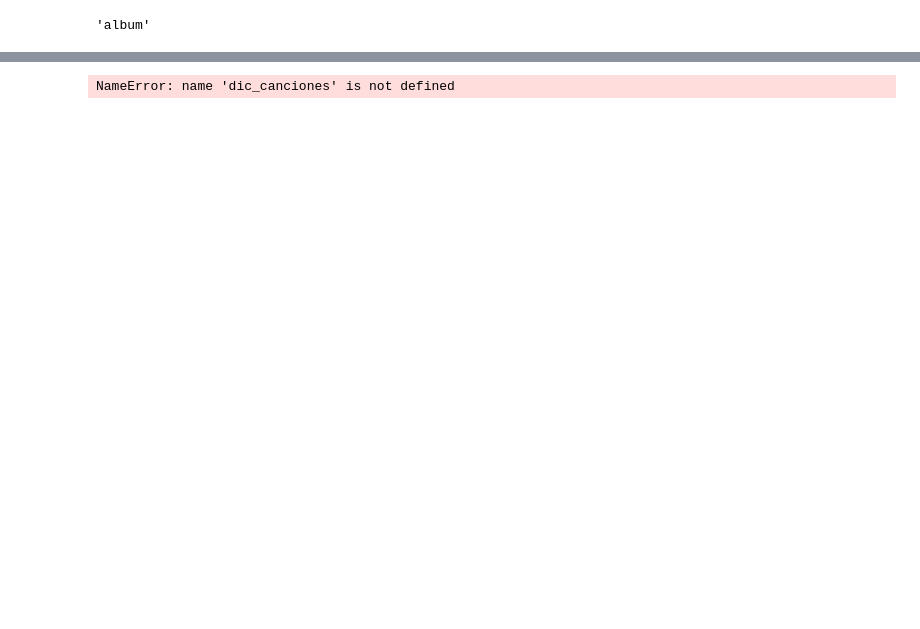
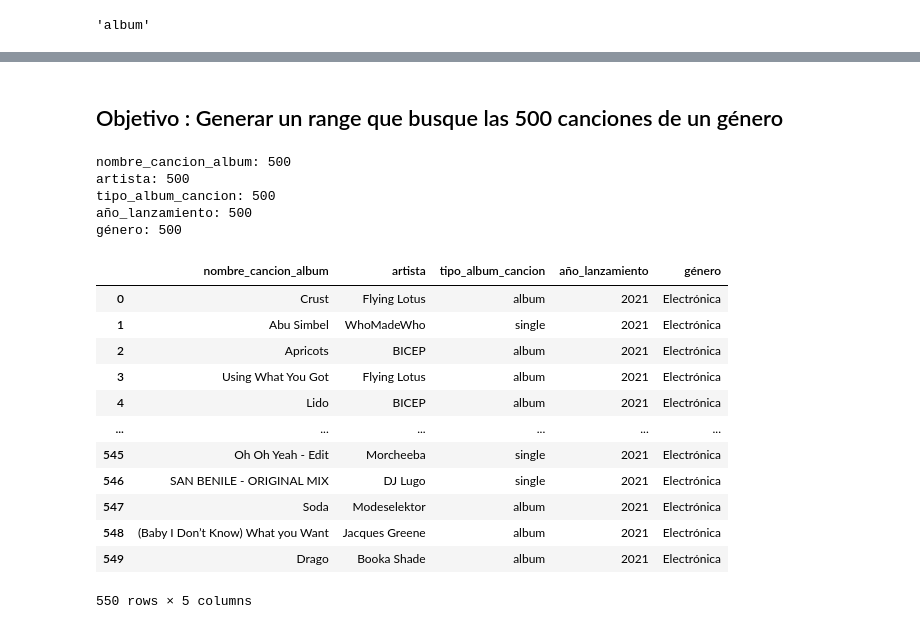
Before and after one commit to mpenacasares/equipo-2-musicStream-data-promoK, a Jupyter notebook: notebooks/extraccion-ariana.ipynb, the cells around one changed output, grey strips where cells are left out. Saved outputs shown, nothing was run; the diff lists cells and outputs as text; code cells hidden in the pictures; blank space fills up the shorter version.

```diff
--- a/notebooks/extraccion-ariana.ipynb
+++ b/notebooks/extraccion-ariana.ipynb
@@ -125,19 +63,0 @@ for elemento in json_sp:
-# %%
-#Electrónica 2022: 51 - 100
-
-datos = sp.search(q="genre:electronica year:2022", type='track', limit=50, offset=51)
-
-json_sp = datos["tracks"]["items"]
-
-# Este es el dict donde queremos almacenar la info
-dic_canciones4 = {"song_name": [], "artist_name": [], "type" : [], "release_date" : []}
-
-for elemento in json_sp:
-    dic_canciones4["song_name"].append(elemento["name"]) #Añade nombre cancion
-    dic_canciones4["type"].append(elemento["album"]["album_type"])
-    release_date = elemento['album']["release_date"]
-    year = release_date.split("-")[0]
-    dic_canciones4["release_date"].append(year)
-
-    for dato in elemento["album"]["artists"]:
-        dic_canciones4["artist_name"].append(dato["name"])
@@ -232,6 +79,48 @@ datos["tracks"]["items"][0]['album']["release_date"]
-# %%
-df_dic_canciones = pd.DataFrame(dic_canciones)
-df_dic_canciones
-# %% [output]
-NameError: name 'dic_canciones' is not defined
+# %% [markdown]
+## Objetivo : Generar un range que busque las 500 canciones de un género
+# %%
+#Objetivo : sacar las primeras 500 canciones del genero genre:electronic year:2023 con nombre del artista y su cancion usando range en el offset
+
+electronica_2021 = {"nombre_cancion_album": [], "artista": [], "tipo_album_cancion" : [], "año_lanzamiento" : [], "género" : []} ##Ver contador
+
+for ind in range(0,501,50):
+
+    datos = sp.search(q="genre:electronica year:2021", type='track', limit=50, offset=ind)
+
+    json_sp = datos["tracks"]["items"]
+
+    for elemento in json_sp:
+        electronica_2021["nombre_cancion_album"].append(elemento["name"]) #Añade nombre cancion
+        electronica_2021["tipo_album_cancion"].append(elemento["album"]["album_type"]) #Añade si es album o single
+        release_date = elemento["album"]["release_date"] #Define fecha de lanzamiento
+        year = release_date.split("-")[0] #Divide la fecha
+        electronica_2021["año_lanzamiento"].append(year) #Append solo el año de lanzamiento
+        electronica_2021["artista"].append(elemento["album"]["artists"][0]["name"]) #Añade nombre de artista (solo uno por cancion)
+        electronica_2021["género"].append("Electrónica") #Añade género
+# %%
+for key, value in electronica_2021.items():
+    print(f"{key}: {len(value)}")
+# %% [output]
+nombre_cancion_album: 500
+artista: 500
+tipo_album_cancion: 500
+año_lanzamiento: 500
+género: 500
+# %%
+electronica_2021 = pd.DataFrame(electronica_2021)
+electronica_2021
+# %% [output]
+|  | nombre_cancion_album | artista | tipo_album_cancion | año_lanzamiento | género |
+| 0 | Crust | Flying Lotus | album | 2021 | Electrónica |
+| 1 | Abu Simbel | WhoMadeWho | single | 2021 | Electrónica |
+| 2 | Apricots | BICEP | album | 2021 | Electrónica |
+| 3 | Using What You Got | Flying Lotus | album | 2021 | Electrónica |
+| 4 | Lido | BICEP | album | 2021 | Electrónica |
+| ... | ... | ... | ... | ... | ... |
+| 545 | Oh Oh Yeah - Edit | Morcheeba | single | 2021 | Electrónica |
+| 546 | SAN BENILE - ORIGINAL MIX | DJ Lugo | single | 2021 | Electrónica |
+| 547 | Soda | Modeselektor | album | 2021 | Electrónica |
+| 548 | (Baby I Don’t Know) What you Want | Jacques Greene | album | 2021 | Electrónica |
+| 549 | Drago | Booka Shade | album | 2021 | Electrónica |
+550 rows × 5 columns
 # %%
```
Also changed, not shown: parts of 24 cells of this notebook, 1 other file.
